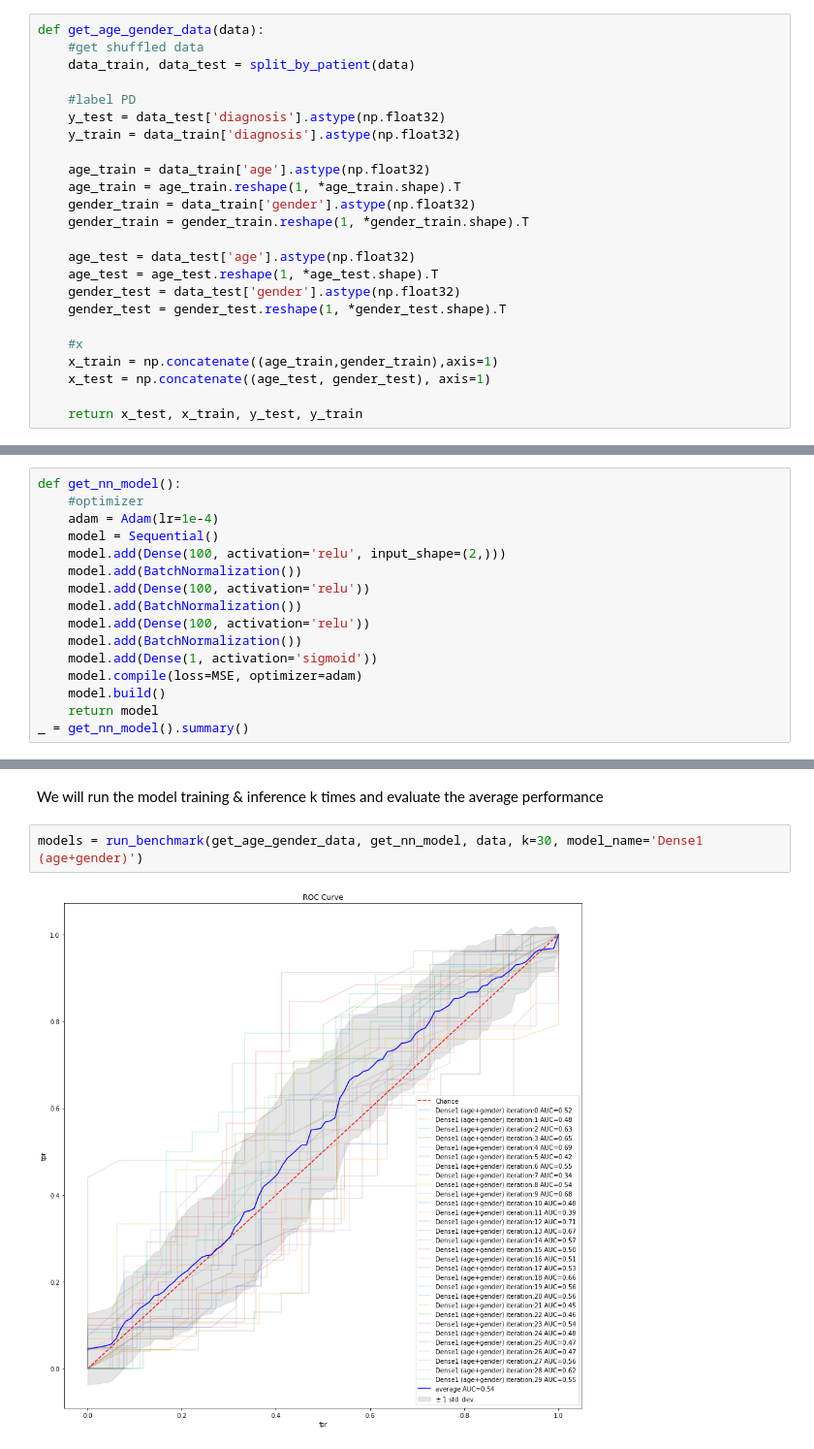
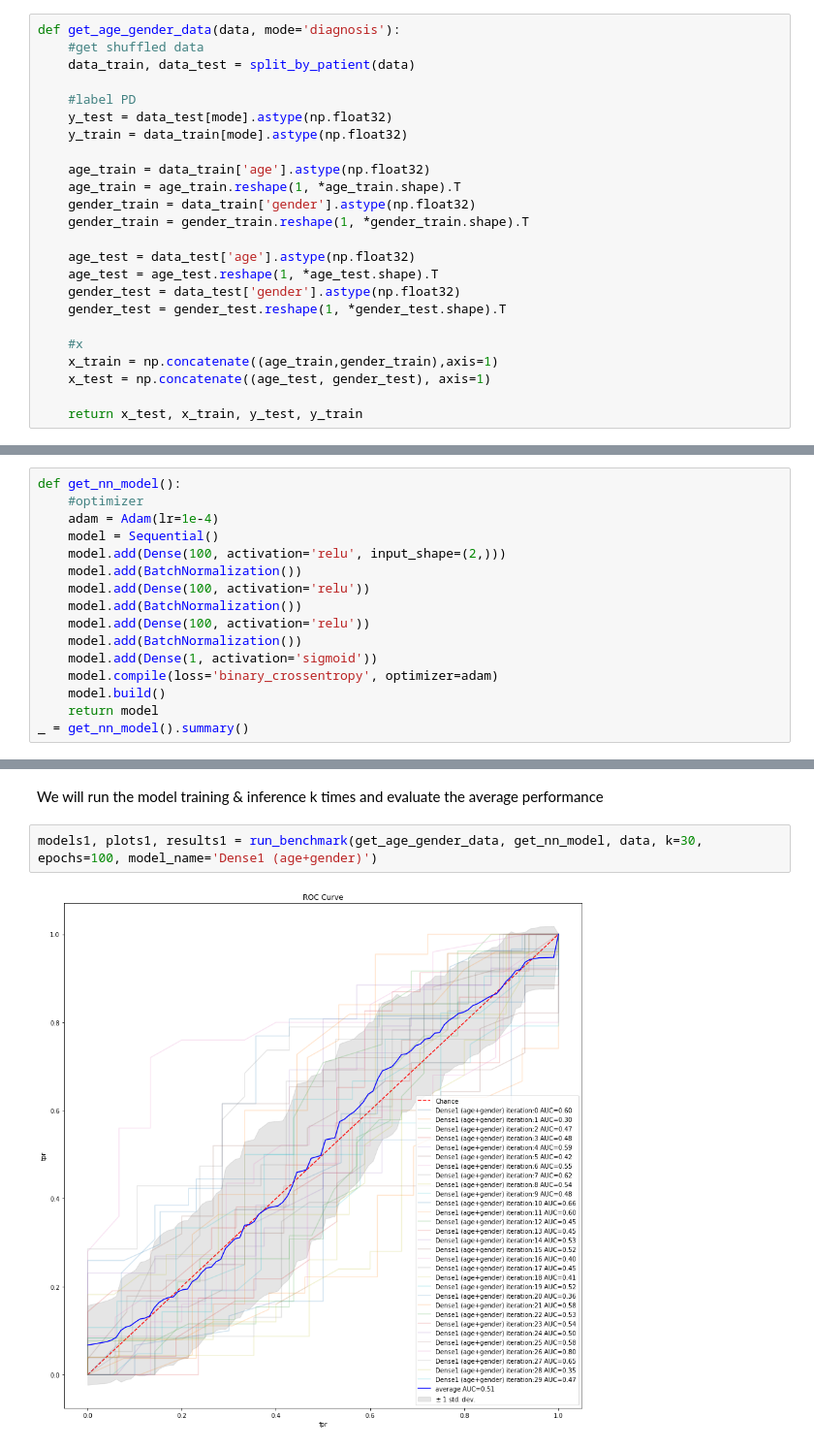
Before and after one commit to p-amonpitakpun/clock-drawing-dnn, a Jupyter notebook: Notebooks/Dai.ipynb, the cells around one changed output, grey strips where cells are left out. Shown at 97% size. Cells and saved outputs as stored; diff of their text form.

Commit message:
dense1, dense2 benchmark done

```diff
--- a/Notebooks/Dai.ipynb
+++ b/Notebooks/Dai.ipynb
@@ -23,13 +23,13 @@ K.clear_session()
 # %% [markdown]
 ## Predict label PD diagnosis
 # %%
-def get_age_gender_data(data):
+def get_age_gender_data(data, mode='diagnosis'):
     #get shuffled data
     data_train, data_test = split_by_patient(data)
 
     #label PD
-    y_test = data_test['diagnosis'].astype(np.float32)
-    y_train = data_train['diagnosis'].astype(np.float32)
+    y_test = data_test[mode].astype(np.float32)
+    y_train = data_train[mode].astype(np.float32)
 
     age_train = data_train['age'].astype(np.float32)
     age_train = age_train.reshape(1, *age_train.shape).T
@@ -65,7 +65,7 @@ def get_nn_model():
     model.add(Dense(100, activation='relu'))
     model.add(BatchNormalization())
     model.add(Dense(1, activation='sigmoid'))
-    model.compile(loss=MSE, optimizer=adam)
+    model.compile(loss='binary_crossentropy', optimizer=adam)
     model.build()
     return model
 _ = get_nn_model().summary()
@@ -92,7 +92,7 @@ _________________________________________________________________
 # %% [markdown]
 We will run the model training & inference k times and evaluate the average performance
 # %%
-models = run_benchmark(get_age_gender_data, get_nn_model, data, k=30, model_name='Dense1 (age+gender)')
+models1, plots1, results1 = run_benchmark(get_age_gender_data, get_nn_model, data, k=30, epochs=100, model_name='Dense1 (age+gender)')
 # %% [output]
-[figure, old version]
+[figure, new version]
 # %% [markdown]
```
Also changed, not shown: parts of 5 cells of this notebook.
